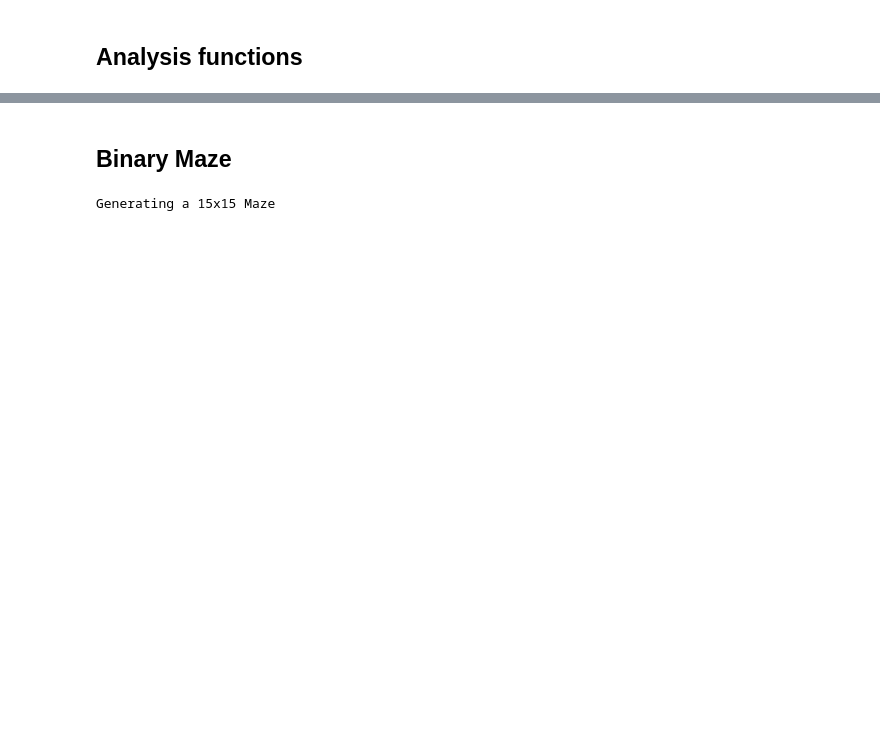
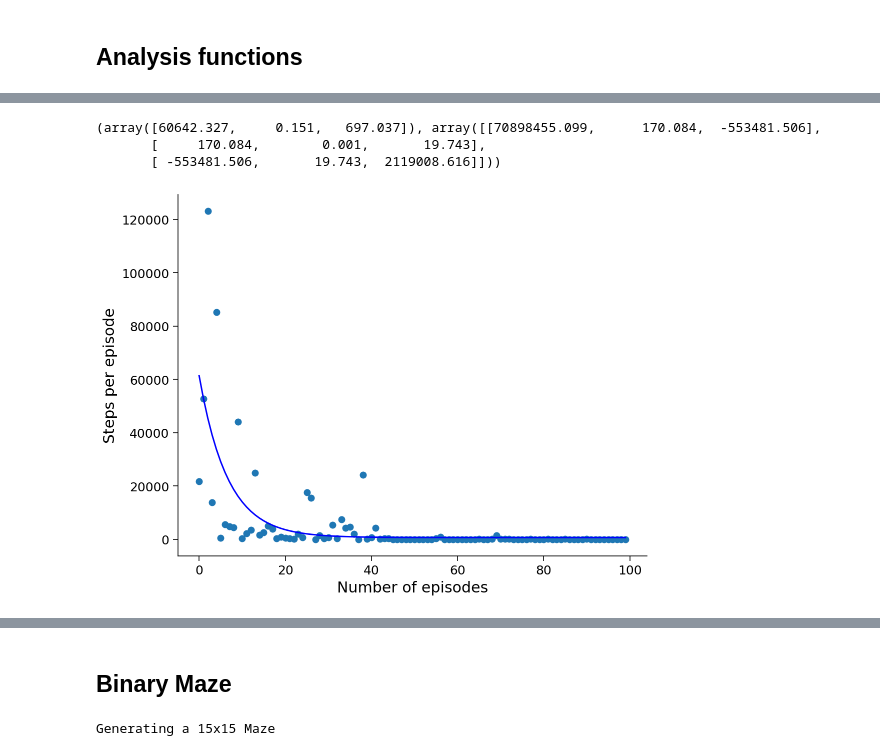
Before and after one commit to RajanDasgupta/agent-azur, a Jupyter notebook: AgentAZUR_MinimalCode.ipynb, the cells around one changed output, grey strips where cells are left out. Cells and saved outputs as stored; diff of their text form; code cells hidden in the pictures; blank space fills up the shorter version.

```diff
--- a/AgentAZUR_MinimalCode.ipynb
+++ b/AgentAZUR_MinimalCode.ipynb
@@ -199,5 +200,10 @@ WARNING: For this notebook to perform best, if possible, in the menu under `Runt
 # %% [markdown]
 ## Analysis functions
+# %%
+q_steps = pd.read_csv('q_eps_01.csv', header=None)
+q_steps = list(q_steps.values[:200].reshape(200))
+sar_steps = pd.read_csv('sarsa_eps_01.csv', header=None)
+sar_steps = list(sar_steps.values[:200].reshape(200))
 # %%
 def sort_histories(histories):
     """
@@ -301,0 +320,9 @@ NameError: ignored
+# %%
+
+p = plot_steps(q_steps[:100])
+print(p)
+# %% [output]
+(array([60642.327,     0.151,   697.037]), array([[70898455.099,      170.084,  -553481.506],
+       [     170.084,        0.001,       19.743],
+       [ -553481.506,       19.743,  2119008.616]]))
+[figure, added]
```
Also changed, not shown: parts of 11 cells of this notebook, 4 other files.
